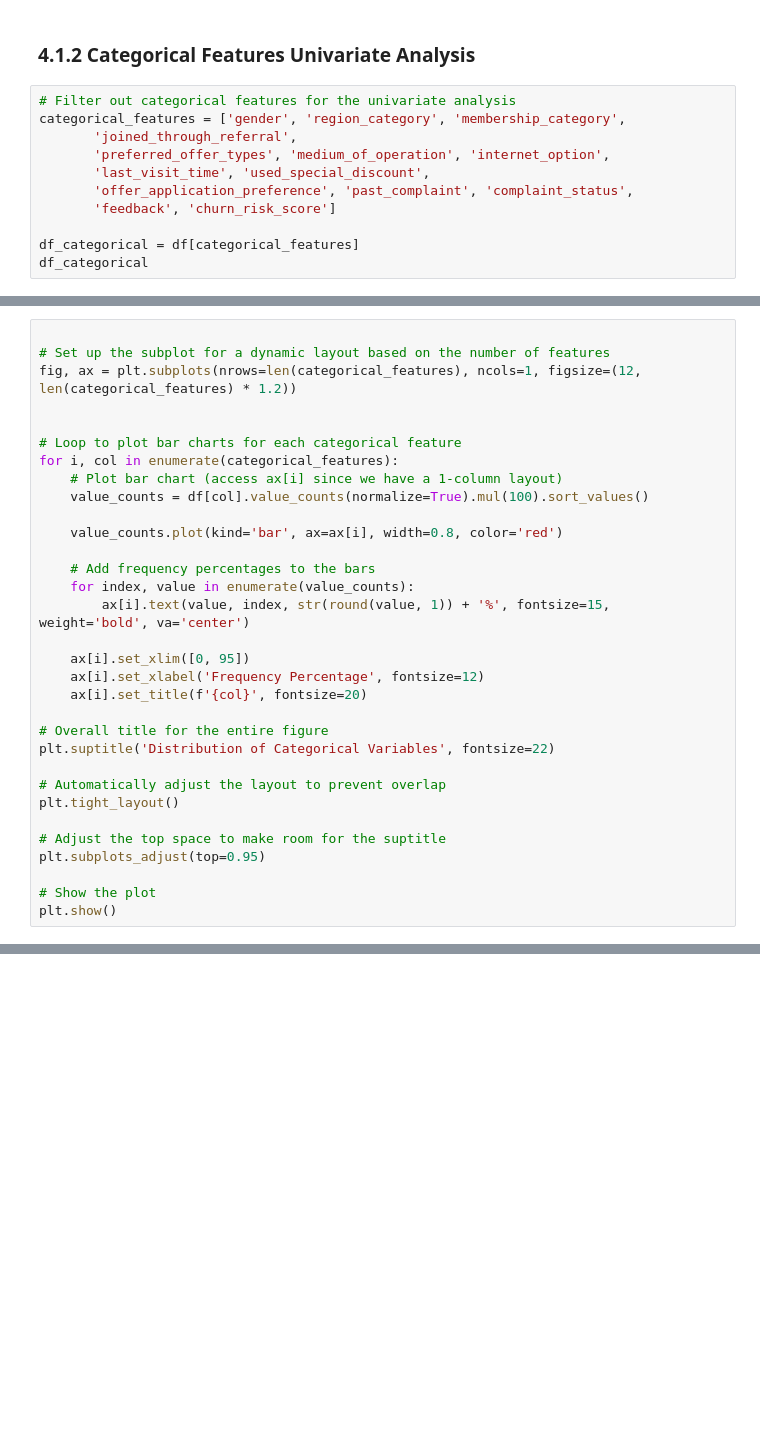
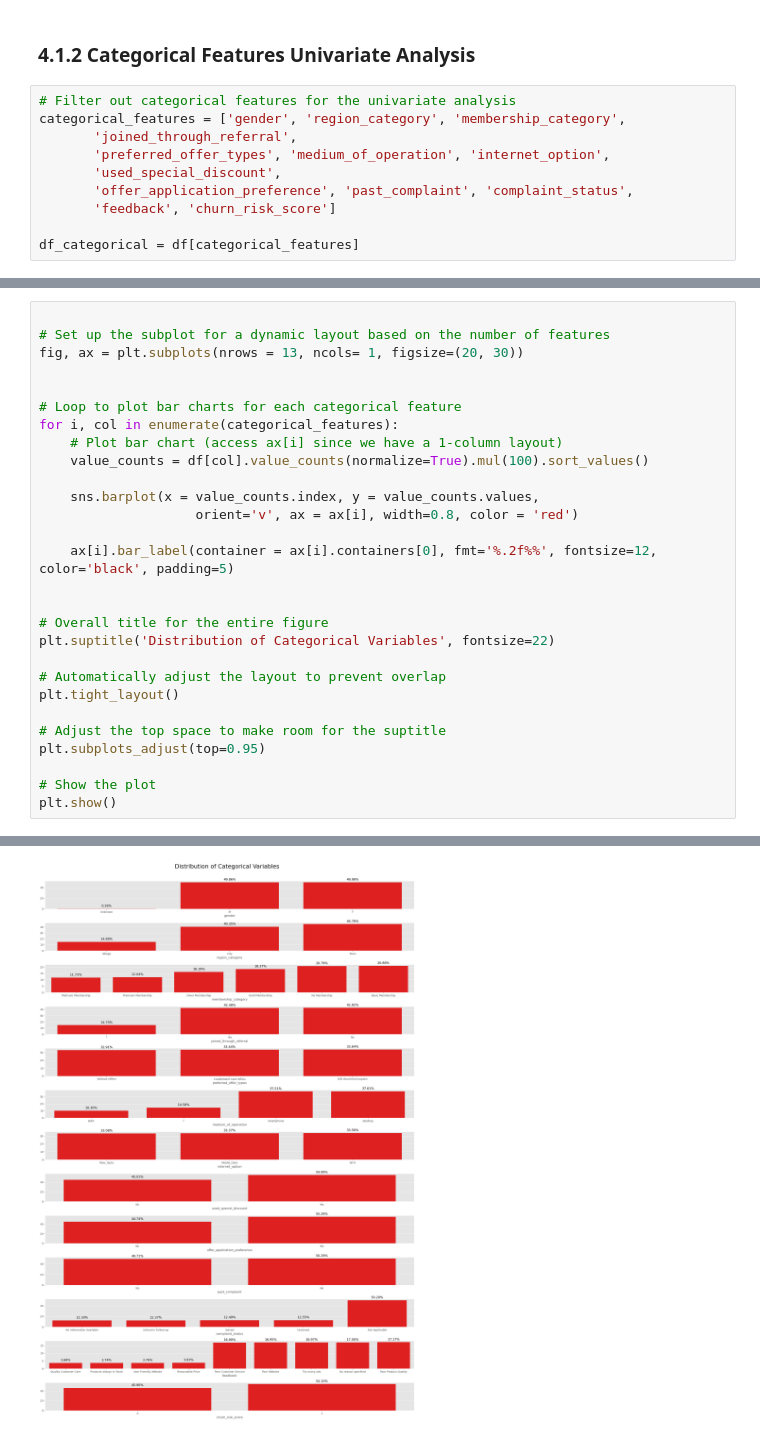
Before and after one commit to AshutoshsinghIndore/customer-churn-model, a Jupyter notebook: Notebook/Notebook.ipynb, the cells around one changed output, grey strips where cells are left out. Saved outputs shown, nothing was run; the diff lists cells and outputs as text; blank space fills up the shorter version.

```diff
--- a/Notebook/Notebook.ipynb
+++ b/Notebook/Notebook.ipynb
@@ -252,9 +259,8 @@ plt.show()
 categorical_features = ['gender', 'region_category', 'membership_category',
        'joined_through_referral',
        'preferred_offer_types', 'medium_of_operation', 'internet_option',
-       'last_visit_time', 'used_special_discount',
+       'used_special_discount',
        'offer_application_preference', 'past_complaint', 'complaint_status',
        'feedback', 'churn_risk_score']
 
 df_categorical = df[categorical_features]
-df_categorical
@@ -278,7 +267,7 @@ df_categorical['last_visit_time'] = (df_categorical['last_visit_time'].dt.total_
 # %%
 
 # Set up the subplot for a dynamic layout based on the number of features
-fig, ax = plt.subplots(nrows=len(categorical_features), ncols=1, figsize=(12, len(categorical_features) * 1.2))
+fig, ax = plt.subplots(nrows = 13, ncols= 1, figsize=(20, 30))
 
 
 # Loop to plot bar charts for each categorical feature
@@ -286,15 +275,11 @@ for i, col in enumerate(categorical_features):
     # Plot bar chart (access ax[i] since we have a 1-column layout)
     value_counts = df[col].value_counts(normalize=True).mul(100).sort_values()
 
-    value_counts.plot(kind='bar', ax=ax[i], width=0.8, color='red')
+    sns.barplot(x = value_counts.index, y = value_counts.values,
+                    orient='v', ax = ax[i], width=0.8, color = 'red')
 
-    # Add frequency percentages to the bars
-    for index, value in enumerate(value_counts):
-        ax[i].text(value, index, str(round(value, 1)) + '%', fontsize=15, weight='bold', va='center')
+    ax[i].bar_label(container = ax[i].containers[0], fmt='%.2f%%', fontsize=12, color='black', padding=5)
 
-    ax[i].set_xlim([0, 95])
-    ax[i].set_xlabel('Frequency Percentage', fontsize=12)
-    ax[i].set_title(f'{col}', fontsize=20)
 
 # Overall title for the entire figure
 plt.suptitle('Distribution of Categorical Variables', fontsize=22)
@@ -312,0 +296 @@ ValueError: Image size of 997x150250658 pixels is too large. It must be less tha
+[figure, added]
```
Also changed, not shown: parts of 19 cells of this notebook.
